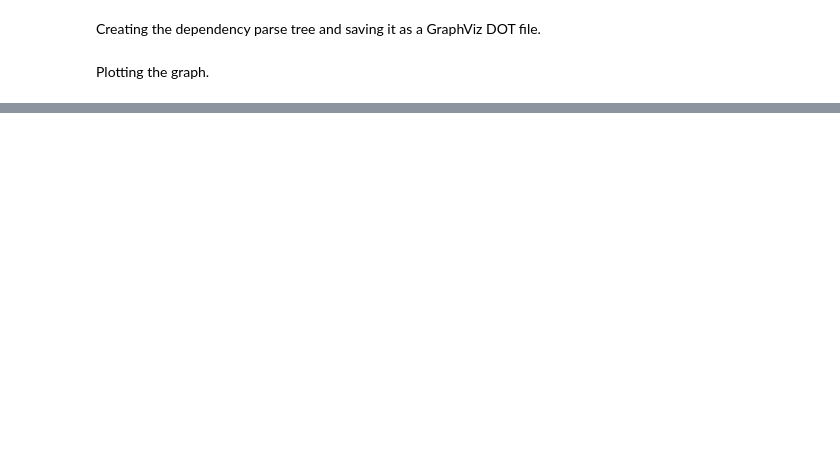
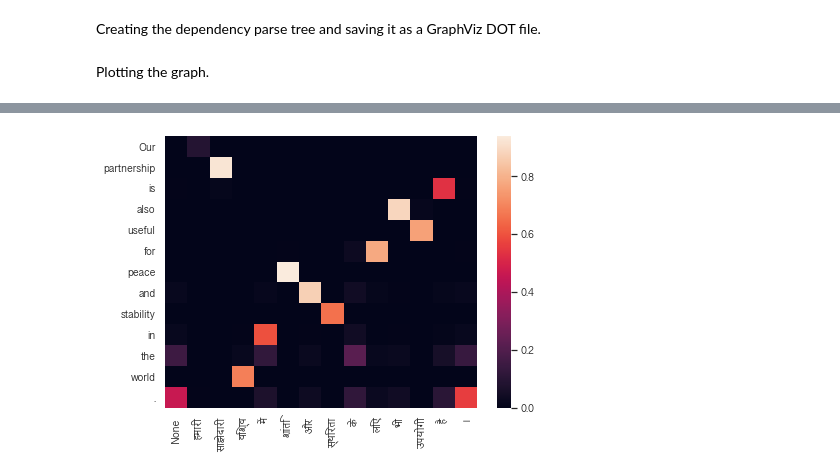
Before and after one commit to nikhilkmr300/indic-aug, a Jupyter notebook: example/example.ipynb, the cells around one changed output, grey strips where cells are left out. Saved outputs shown, nothing was run; the diff lists cells and outputs as text; code cells hidden in the pictures; blank space fills up the shorter version.

```diff
--- a/example/example.ipynb
+++ b/example/example.ipynb
@@ -209,0 +240,4 @@ for augmentedPair in depparseAugmentor:
+# %%
+aligner.plot_alignment('हमारी साझेदारी विश्व में शांति और स्थिरता के लिए भी उपयोगी है ।', 'Our partnership is also useful for peace and stability in the world .', 'Devanagari Sangam MN', figsize=(7, 5))
+# %% [output]
+[figure, added]
```
Also changed, not shown: parts of 25 cells of this notebook, 18 other files.
